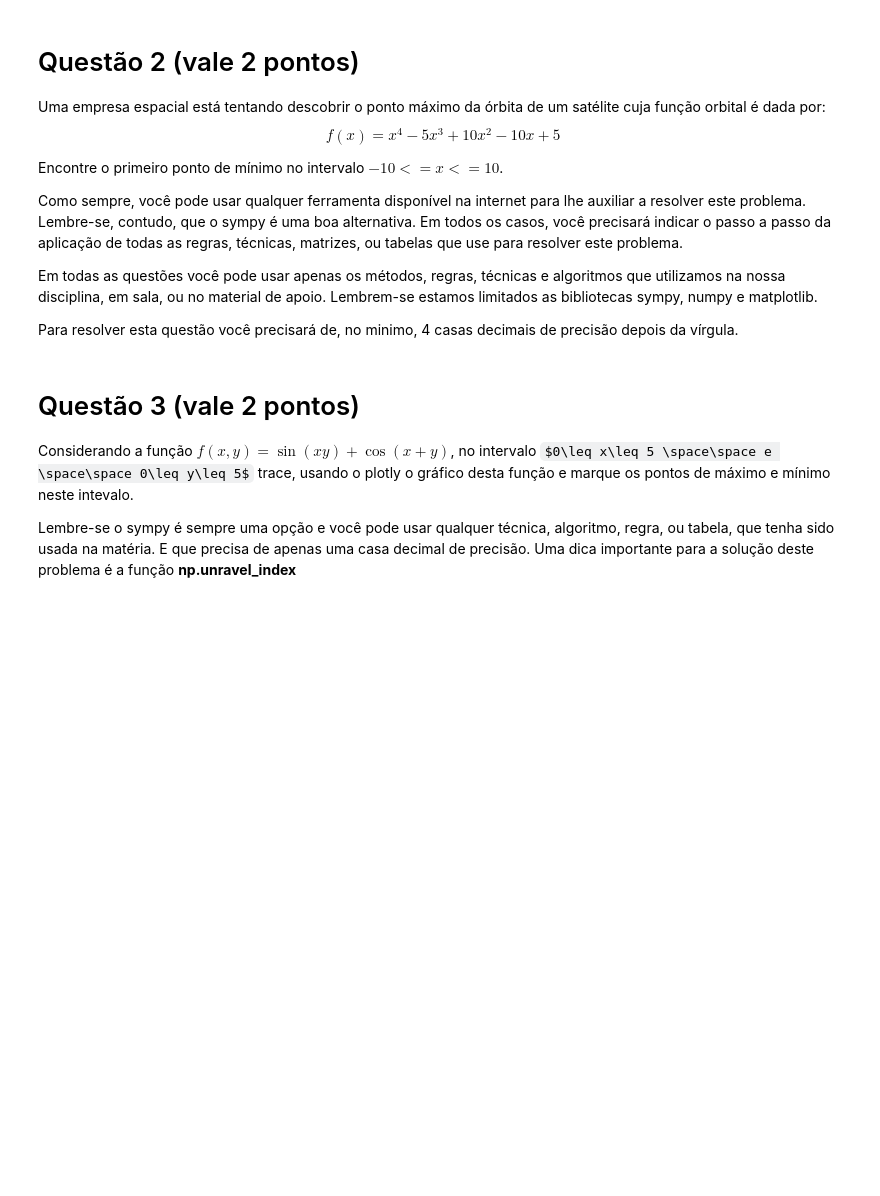
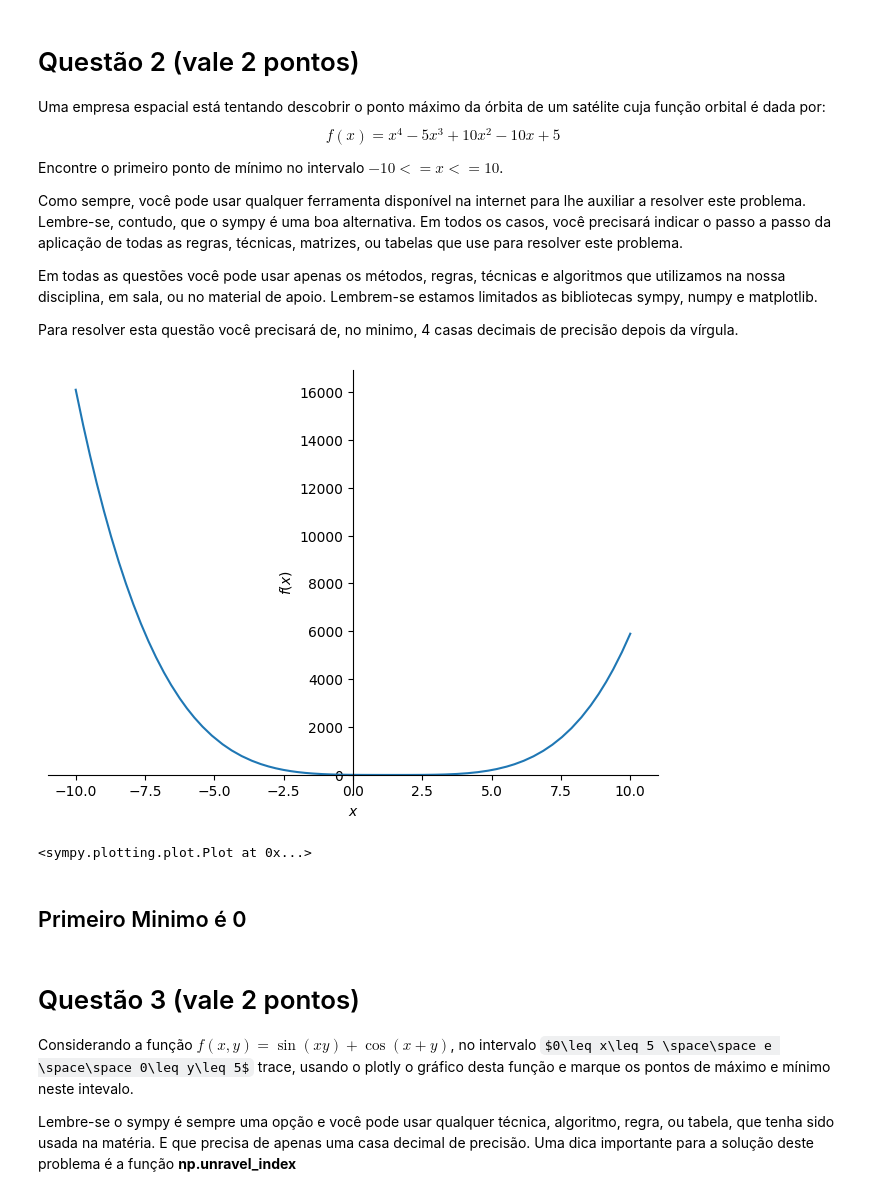
Before and after one commit to IagoSantosBarreto/MFFP_Grupo1, a Jupyter notebook: Copy_of_Atividade_Prática_Individual_RA2_2023.ipynb, the cells around one changed output. Cells and saved outputs as stored; diff of their text form; code cells hidden in the pictures; some formulas as TeX source; blank space fills up the shorter version.

```diff
--- a/Copy_of_Atividade_Prática_Individual_RA2_2023.ipynb
+++ b/Copy_of_Atividade_Prática_Individual_RA2_2023.ipynb
@@ -20,7 +20,7 @@ Qualquer comunicação com outro ser humano irá zerar a avaliação.
 # %%
 import sympy as sy
 import numpy as np
-x = sy.symbols('x')
+x,y = sy.symbols('x,y')
 # %% [markdown]
 # Questão 1 (vale 6 pontos)
 Considerando as funções listadas a seguir faça: **(a)** o gráfico das três funções; **(b)** o passo a passo algébrico, em latex, para encontrar o ângulo de inclinação da reta tangente no ponto $x=5$ para cada das funções:
@@ -152,6 +152,14 @@ Como sempre, você pode usar qualquer ferramenta disponível na internet para lh
 Em todas as questões você pode usar apenas os métodos, regras, técnicas e algoritmos que utilizamos na nossa disciplina, em sala, ou no material de apoio. Lembrem-se estamos limitados as bibliotecas sympy, numpy e matplotlib.
 
 Para resolver esta questão você precisará de, no minimo, 4 casas decimais de precisão depois da vírgula.
+# %%
+Q2exp = (x**4)-(5*x**3)+(10*x**2)-(10*x+5)
+sy.plot(Q2exp)
+# %% [output]
+[figure, added]
+<sympy.plotting.plot.Plot at 0x...>
+# %% [markdown]
+## Primeiro Minimo é 0
 # %% [markdown]
 # Questão 3 (vale 2 pontos)
 Considerando a função $f(x,y) = \sin(xy) + \cos(x+y)$, no intervalo $0\leq x\leq 5 \space\space e \space\space 0\leq y\leq 5$ trace, usando o plotly o gráfico desta função e marque os pontos de máximo e mínimo neste intevalo.
```
Also changed, not shown: parts of 1 cell of this notebook.
